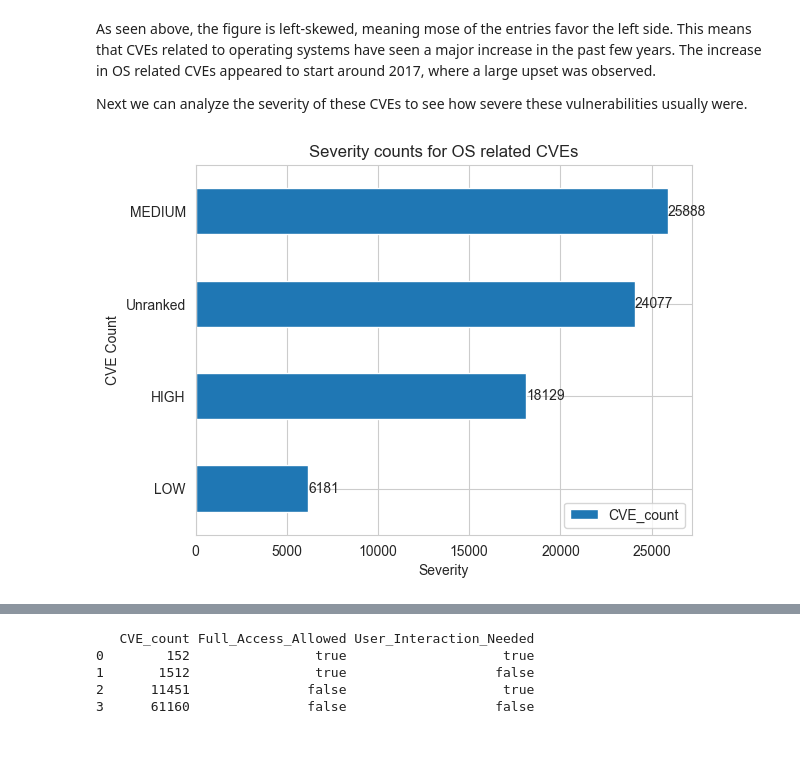
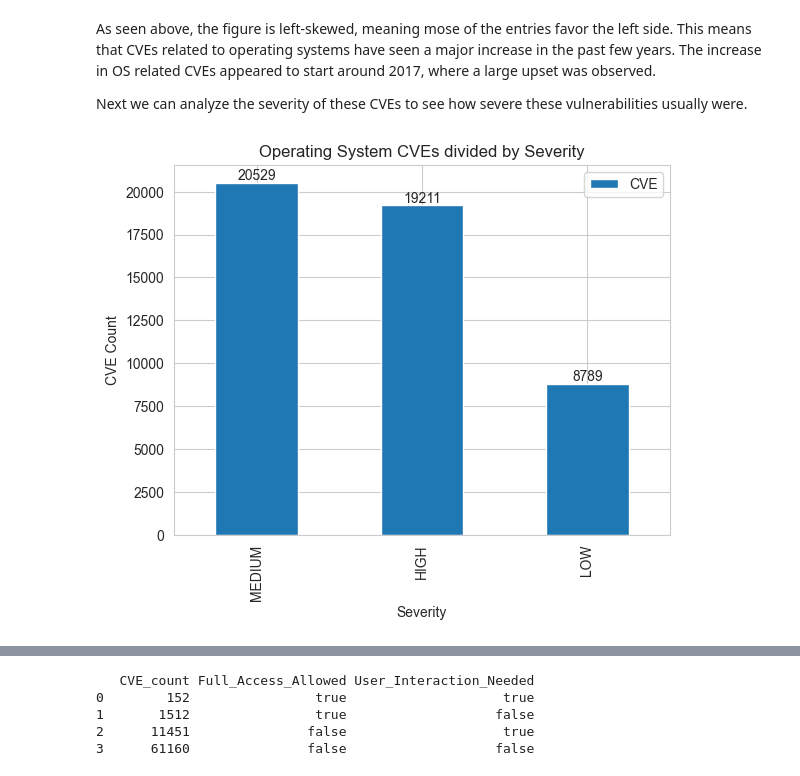
Before and after one commit to edogdu/UCKG, a Jupyter notebook: documents/notebooks/UCKG_Analysis.ipynb, the cells around one changed output, grey strips where cells are left out. Saved outputs shown, nothing was run; the diff lists cells and outputs as text; code cells hidden in the pictures; blank space fills up the shorter version.

```diff
--- a/documents/notebooks/UCKG_Analysis.ipynb
+++ b/documents/notebooks/UCKG_Analysis.ipynb
@@ -2559,27 +2756,22 @@ Next we can analyze the severity of these CVEs to see how severe these vulnerabi
 # %%
 query = """
 MATCH (n:UcoexCPE) <-[UCOEXHASCPE]-(v:UcoCVE)
-WHERE split(n.cpeName, ':')[2] = 'o'
-RETURN count(DISTINCT v) as CVE_count,
-CASE
-    WHEN v.ucobaseSeverity ="" THEN 'Unranked'
-    ELSE v.ucobaseSeverity
-END AS Severity
-ORDER BY CVE_count ASC
+WHERE split(n.cpeName, ':')[2] = 'o' AND v.ucobaseSeverity <> ''
+RETURN COUNT (DISTINCT n) as CVE, v.ucobaseSeverity as Severity
 """
 
 params = {}
 count = run_query(query, parameters=params)
 
 #creates a datafram to output the results
 df = pd.DataFrame(count)
 df
 
-ax = df.plot(x='Severity', y='CVE_count', kind='barh')
+ax = df.plot(x='Severity', y='CVE', kind='bar')
 ax.bar_label(ax.containers[0])
-plt.title('Severity counts for OS related CVEs')
+plt.title('Operating System CVEs divided by Severity')
 plt.xlabel('Severity')
 plt.ylabel('CVE Count')
 plt.show()
 # %% [output]
-[figure, old version]
+[figure, new version]
```
Also changed, not shown: parts of 83 cells of this notebook.
